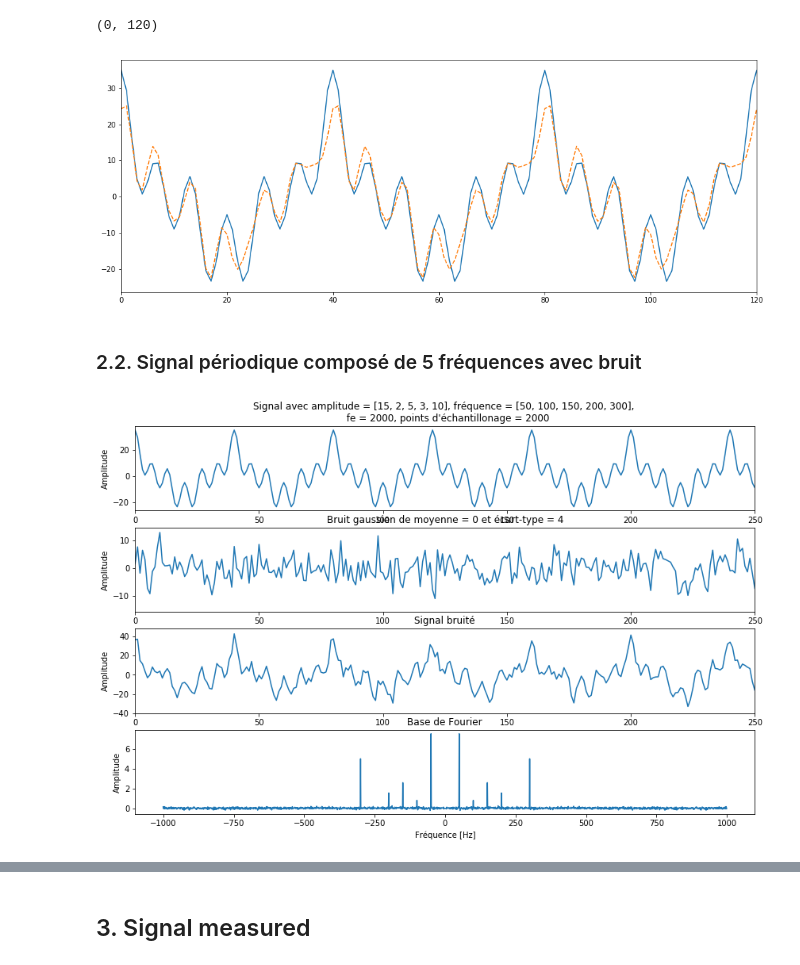
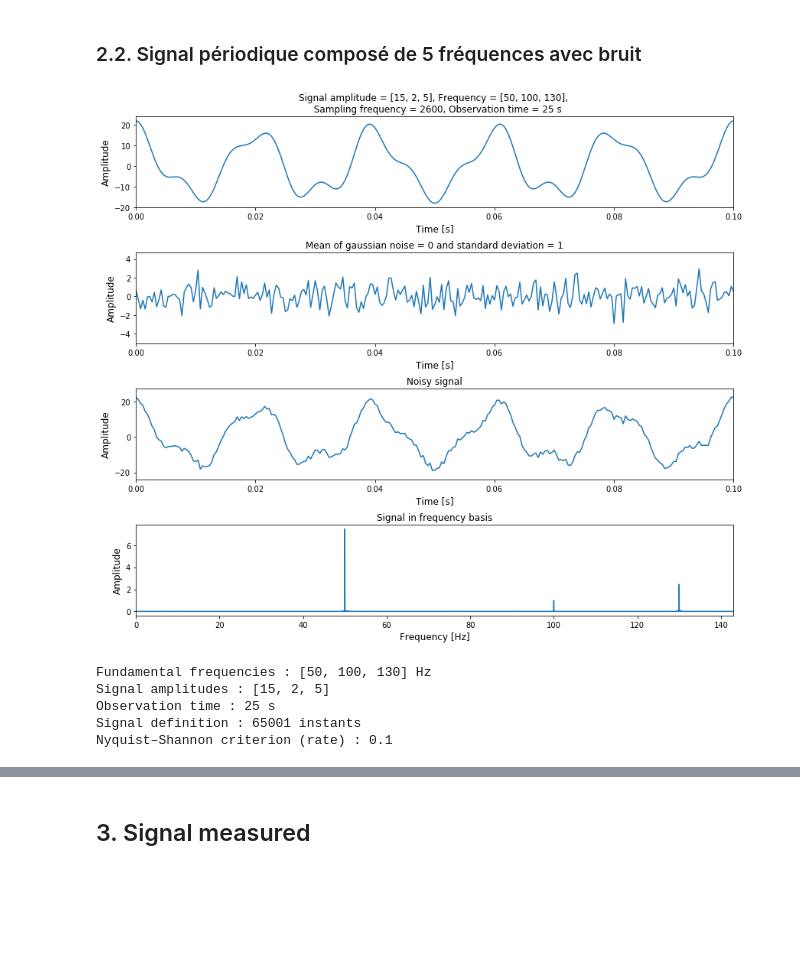
Before and after one commit to colin-ai/compressed-sensing, a Jupyter notebook: pyCompressSensing/compress_sensing.ipynb, the cells around one changed output, grey strips where cells are left out. Saved outputs shown, nothing was run; the diff lists cells and outputs as text; code cells hidden in the pictures; blank space fills up the shorter version.

```diff
--- a/pyCompressSensing/compress_sensing.ipynb
+++ b/pyCompressSensing/compress_sensing.ipynb
@@ -72,20 +132,21 @@ l1.plot_score(cos2.temporal, cos2_recovered)
-# %%
-plt.figure(figsize=(16,6))
-plt.plot(cos2.temporal)
-plt.plot(ifft(ifftshift(cos2_recovered)), '--')
-plt.xlim([0,120])
-# %% [output]
-(0, 120)
-[figure, removed]
 # %% [markdown]
 ### 2.2. Signal périodique composé de 5 fréquences avec bruit
 # %%
 sf = SignalFrame()
 
-A = [15, 2, 5, 3, 10]
-f = [50, 100, 150, 200, 300]
+A = [15, 2, 5]
+f = [50, 100, 130]
 
-cos3 = sf.signal_gen(a0=A, f0=f, fe=2000, t=1, noise_level=2, plot=True)
+obs_time = 25
+cos3 = sf.signal_gen(a=A, f=f, observation_time=obs_time, noise_level=1, plot=True)
 # %% [output]
-[figure, old version]
+[figure, new version]
+# %%
+cos3.describe()
+# %% [output]
+Fundamental frequencies : [50, 100, 130] Hz
+Signal amplitudes : [15, 2, 5]
+Observation time : 25 s
+Signal definition : 65001 instants
+Nyquist–Shannon criterion (rate) : 0.1
 # %%
```
Also changed, not shown: parts of 46 cells of this notebook, 3 other files.
